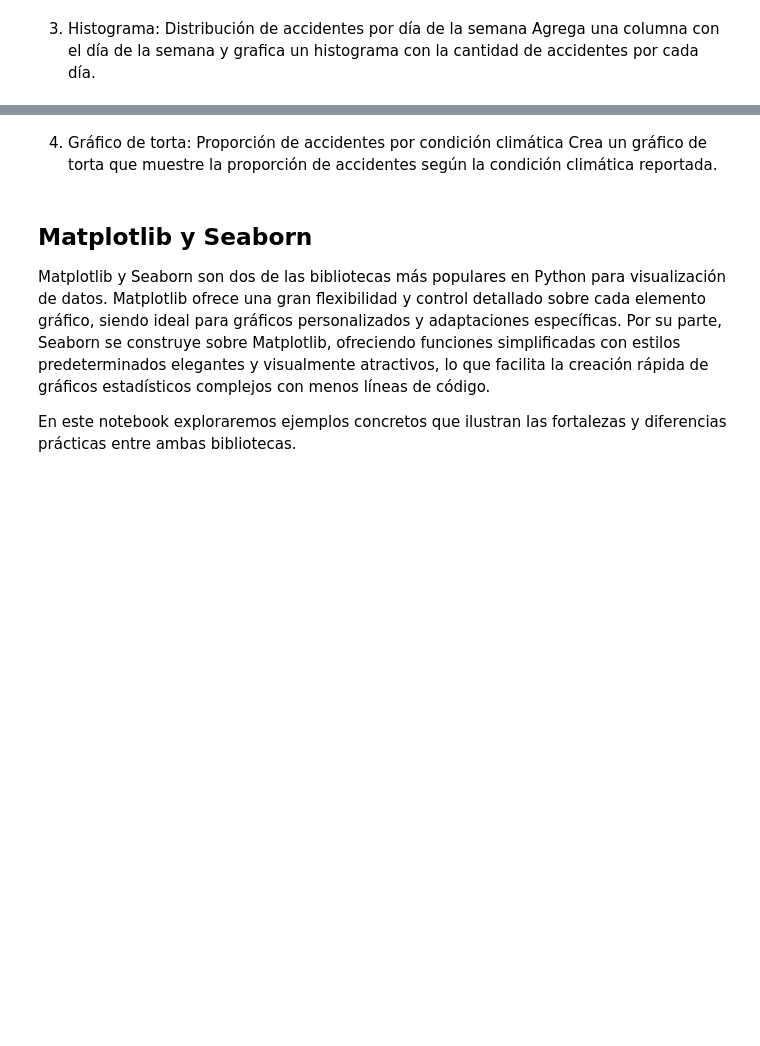
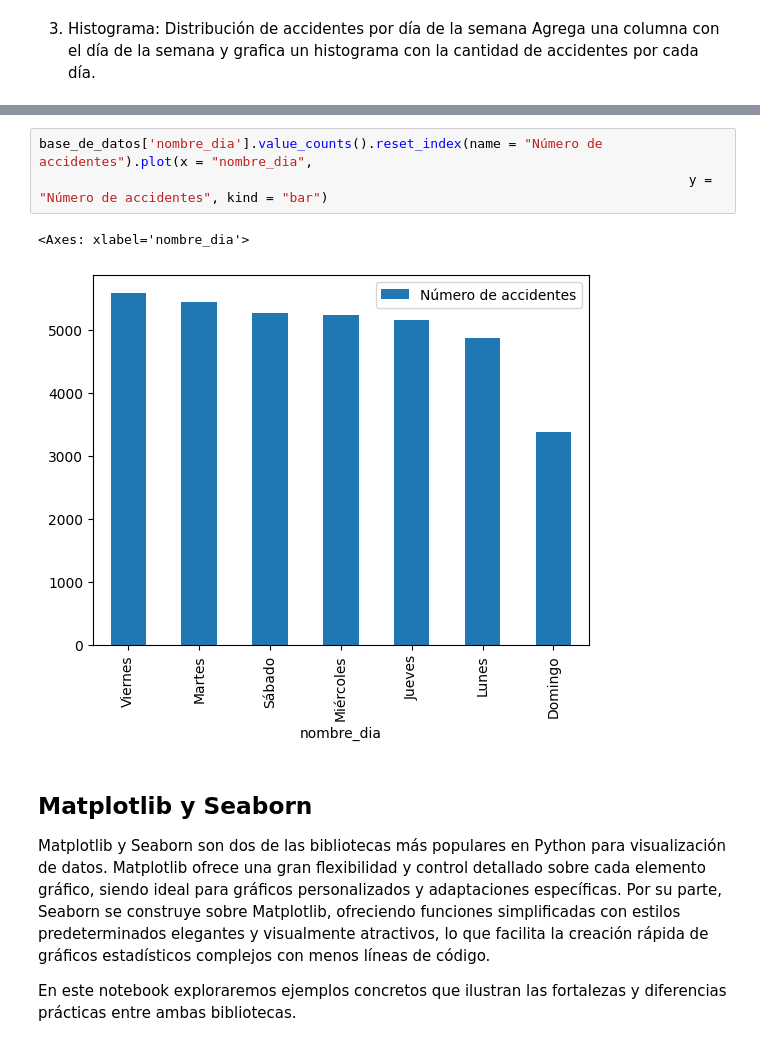
Before and after one commit to santineiraher/INTRO_PYTHON_EDCO, a Jupyter notebook: clase_5/Modulo5.ipynb, the cells around one changed output, grey strips where cells are left out. Drawn from its saved outputs; the diff is of its cells as text; blank space fills up the shorter version.

```diff
--- a/clase_5/Modulo5.ipynb
+++ b/clase_5/Modulo5.ipynb
@@ -649,6 +715,9 @@ base_de_datos.plot(kind='hist', title='Distribución de accidentes por día de l
-# %% [markdown]
-4. Gráfico de torta: Proporción de accidentes por condición climática
-Crea un gráfico de torta que muestre la proporción de accidentes según la condición climática reportada.
+# %%
+base_de_datos['nombre_dia'].value_counts().reset_index(name = "Número de accidentes").plot(x = "nombre_dia",
+                                                                                   y = "Número de accidentes", kind = "bar")
+# %% [output]
+<Axes: xlabel='nombre_dia'>
+[figure, added]
 # %% [markdown]
 ## Matplotlib y Seaborn
 Matplotlib y Seaborn son dos de las bibliotecas más populares en Python para visualización de datos. Matplotlib ofrece una gran flexibilidad y control detallado sobre cada elemento gráfico, siendo ideal para gráficos personalizados y adaptaciones específicas. Por su parte, Seaborn se construye sobre Matplotlib, ofreciendo funciones simplificadas con estilos predeterminados elegantes y visualmente atractivos, lo que facilita la creación rápida de gráficos estadísticos complejos con menos líneas de código.
```
Also changed, not shown: parts of 21 cells of this notebook, 8 other files.
